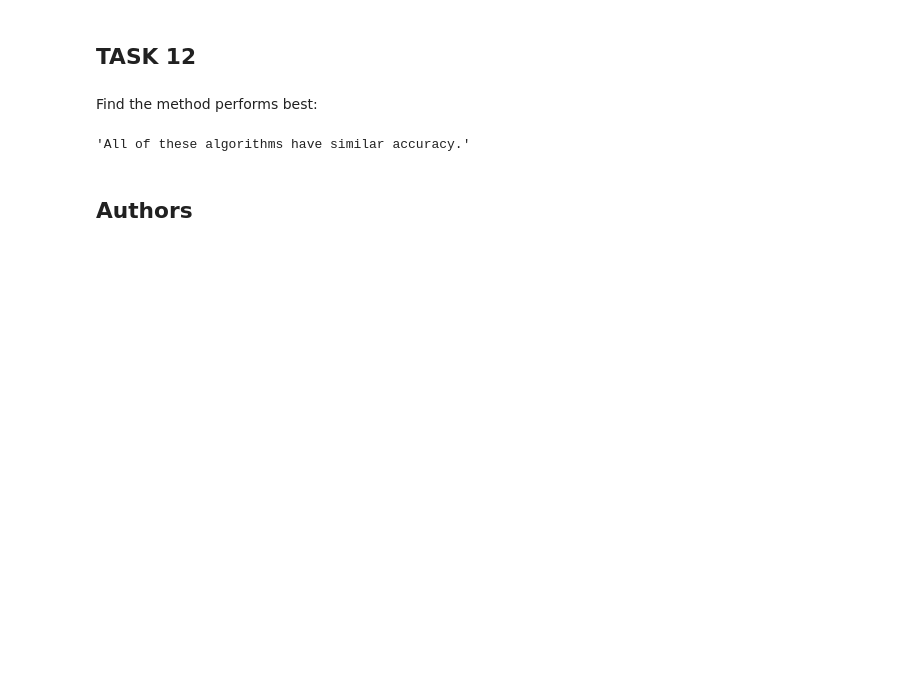
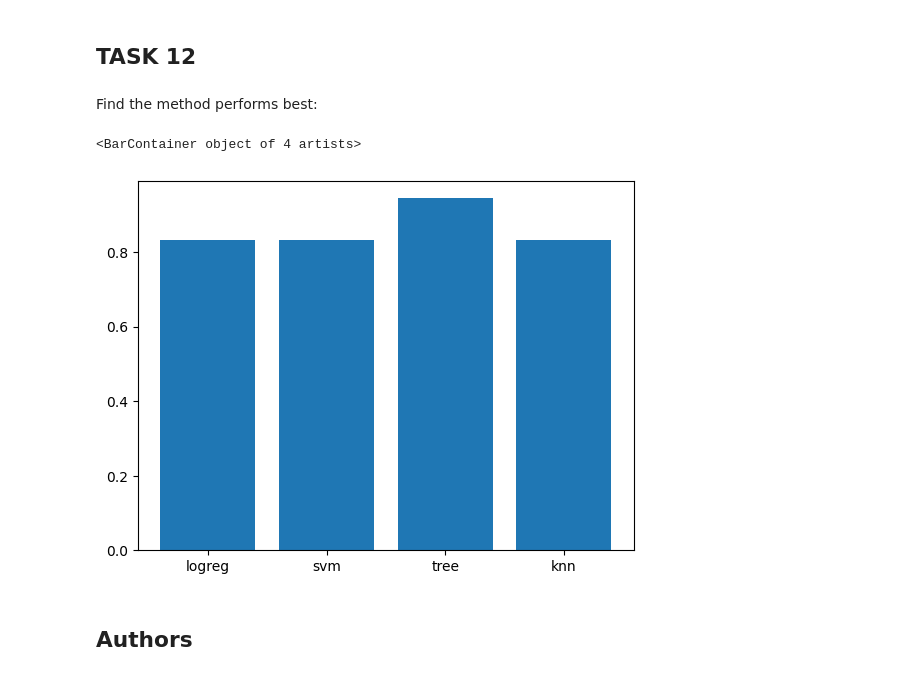
Before and after one commit to imyufanli/Coursera-Notebook-Lab, a Jupyter notebook: 10.Applied_Data_Science_Capstone/week4/SpaceX_Machine_Learning_Prediction.ipynb, the cells around one changed output. Saved outputs shown, nothing was run; the diff lists cells and outputs as text; code cells hidden in the pictures; blank space fills up the shorter version.

Commit message:
Added bar plot to compare accuracy of different classification models

```diff
--- a/10.Applied_Data_Science_Capstone/week4/SpaceX_Machine_Learning_Prediction.ipynb
+++ b/10.Applied_Data_Science_Capstone/week4/SpaceX_Machine_Learning_Prediction.ipynb
@@ -334,10 +334,20 @@ plot_confusion_matrix(Y_test, yhat)
 ## TASK  12
 # %% [markdown]
 Find the method performs best:
-# %%
-"All of these algorithms have similar accuracy."
-# %% [output]
-'All of these algorithms have similar accuracy.'
+# %%
+model_score = {
+    'logreg': float(logreg_cv.score(X_test, Y_test)),
+    'svm': float(svm_cv.score(X_test, Y_test)),
+    'tree': float(tree_cv.score(X_test, Y_test)),
+    'knn': float(knn_cv.score(X_test, Y_test))
+}
+models = list(model_score.keys())
+scores = list(model_score.values())
+plt.bar(models, scores)
+# "Classification Tree performs the best."
+# %% [output]
+<BarContainer object of 4 artists>
+[figure, added]
 # %% [markdown]
 ## Authors
 # %% [markdown]
```
Also changed, not shown: parts of 3 cells of this notebook.
